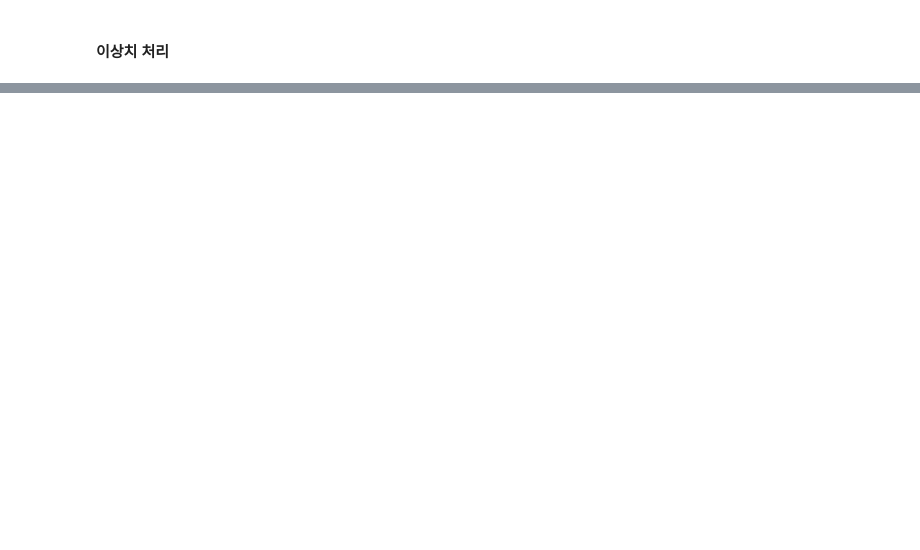
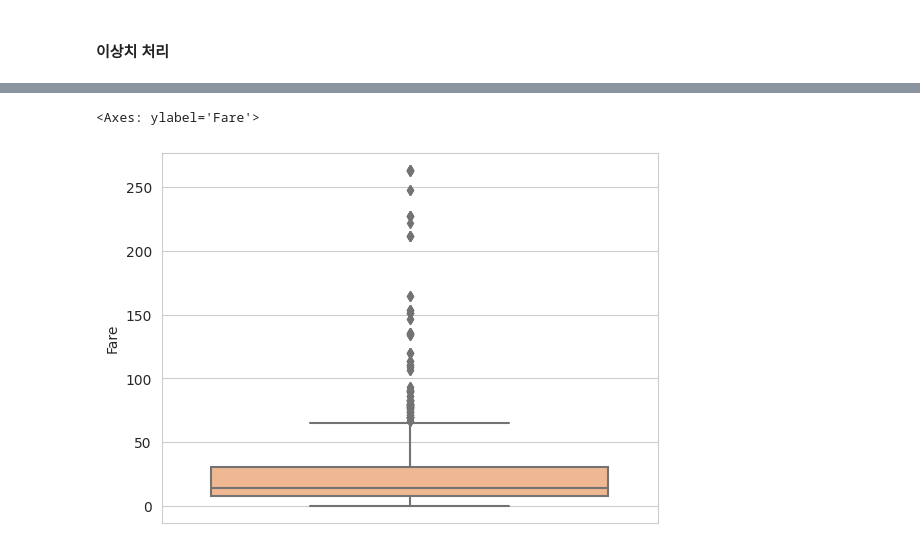
Before and after one commit to MKBD0102/Study, a Jupyter notebook: TitanicPractice_M.ipynb, the cells around one changed output, grey strips where cells are left out. Drawn from its saved outputs; the diff is of its cells as text; code cells hidden in the pictures; blank space fills up the shorter version.

```diff
--- a/TitanicPractice_M.ipynb
+++ b/TitanicPractice_M.ipynb
@@ -383,0 +412,8 @@ train_df['Embarked'] = train_df['Embarked'].apply(lambda x: 0 if x == 'C' else (
+# %%
+# 유독 눈에 띄는 데이터 제외 후 다시 이상치 확인
+a = train_df[train_df['Fare'] != max(train_df['Fare'].values)]
+sns.boxplot(y=a['Fare'],color=colors[1])
+# 결과: 여전히 이상치 많음 -> 범주화 시도
+# %% [output]
+<Axes: ylabel='Fare'>
+[figure, added]
```
Also changed, not shown: parts of 14 cells of this notebook.
